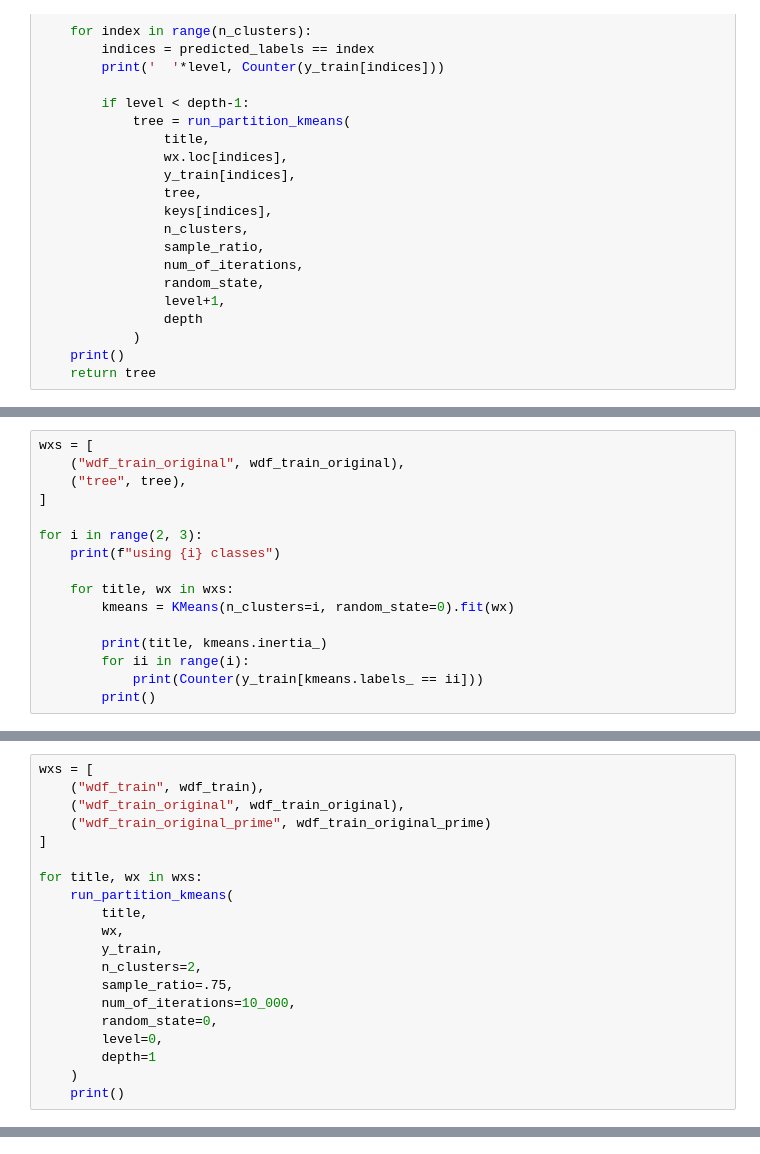
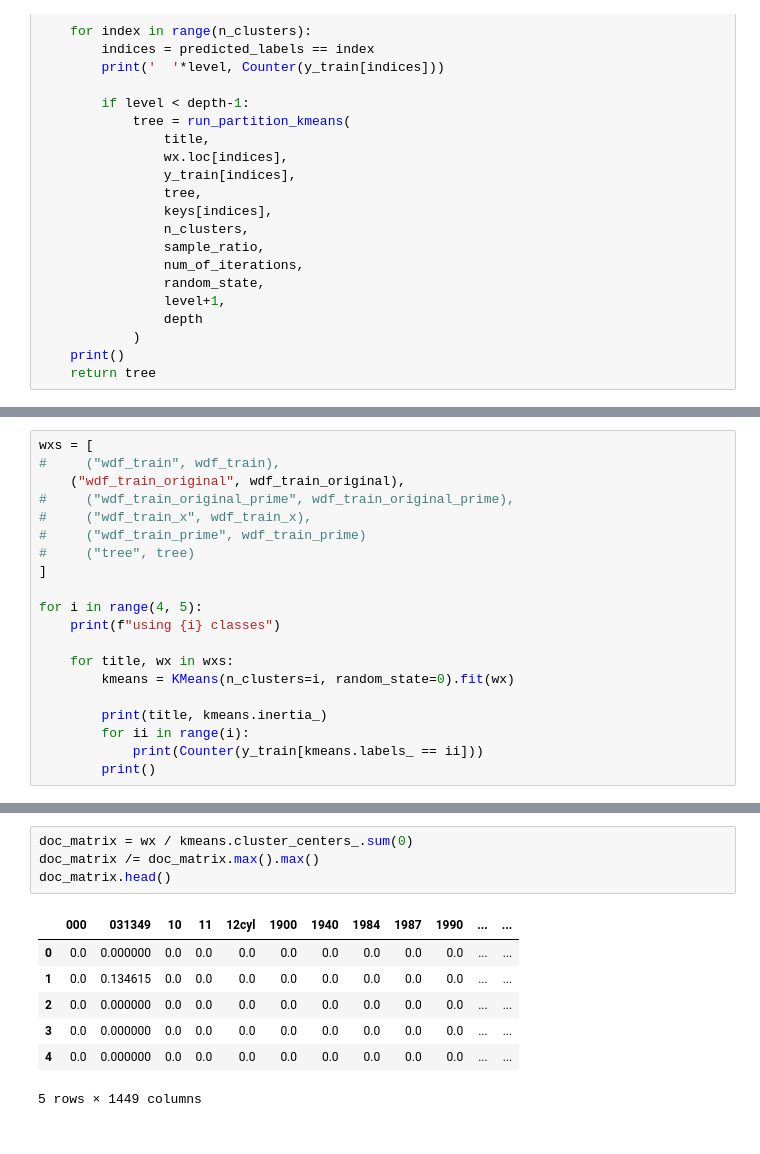
Before and after one commit to iamr0b0tx/topic_modeler, a Jupyter notebook: topic_modeler.ipynb, the cells around one changed output, grey strips where cells are left out. Cells and saved outputs as stored; diff of their text form.

Commit message:
suing kmeans to relabel

```diff
--- a/topic_modeler.ipynb
+++ b/topic_modeler.ipynb
@@ -573,10 +529,14 @@ tree.sum(0), tree.shape, y_train.shape
 # %%
 wxs = [
+#     ("wdf_train", wdf_train),
     ("wdf_train_original", wdf_train_original),
-    ("tree", tree),
+#     ("wdf_train_original_prime", wdf_train_original_prime),
+#     ("wdf_train_x", wdf_train_x),
+#     ("wdf_train_prime", wdf_train_prime)
+#     ("tree", tree)
 ]
 
-for i in range(2, 3):
+for i in range(4, 5):
     print(f"using {i} classes")
 
     for title, wx in wxs:
@@ -591,20 +555,0 @@ using 2 classes
-# %%
-wxs = [
-    ("wdf_train", wdf_train),
-    ("wdf_train_original", wdf_train_original),
-    ("wdf_train_original_prime", wdf_train_original_prime)
-]
-
-for title, wx in wxs:
-    run_partition_kmeans(
-        title,
-        wx,
-        y_train,
-        n_clusters=2,
-        sample_ratio=.75,
-        num_of_iterations=10_000,
-        random_state=0,
-        level=0,
-        depth=1
-    )
-    print()
@@ -628,0 +556,12 @@ wdf_train_original 15.075518501195758
+# %%
+doc_matrix = wx / kmeans.cluster_centers_.sum(0)
+doc_matrix /= doc_matrix.max().max()
+doc_matrix.head()
+# %% [output]
+|  | 000 | 031349 | 10 | 11 | 12cyl | 1900 | 1940 | 1984 | 1987 | 1990 | ... | ... |
+| 0 | 0.0 | 0.000000 | 0.0 | 0.0 | 0.0 | 0.0 | 0.0 | 0.0 | 0.0 | 0.0 | ... | ... |
+| 1 | 0.0 | 0.134615 | 0.0 | 0.0 | 0.0 | 0.0 | 0.0 | 0.0 | 0.0 | 0.0 | ... | ... |
+| 2 | 0.0 | 0.000000 | 0.0 | 0.0 | 0.0 | 0.0 | 0.0 | 0.0 | 0.0 | 0.0 | ... | ... |
+| 3 | 0.0 | 0.000000 | 0.0 | 0.0 | 0.0 | 0.0 | 0.0 | 0.0 | 0.0 | 0.0 | ... | ... |
+| 4 | 0.0 | 0.000000 | 0.0 | 0.0 | 0.0 | 0.0 | 0.0 | 0.0 | 0.0 | 0.0 | ... | ... |
+5 rows × 1449 columns
```
Also changed, not shown: parts of 6 cells of this notebook.
